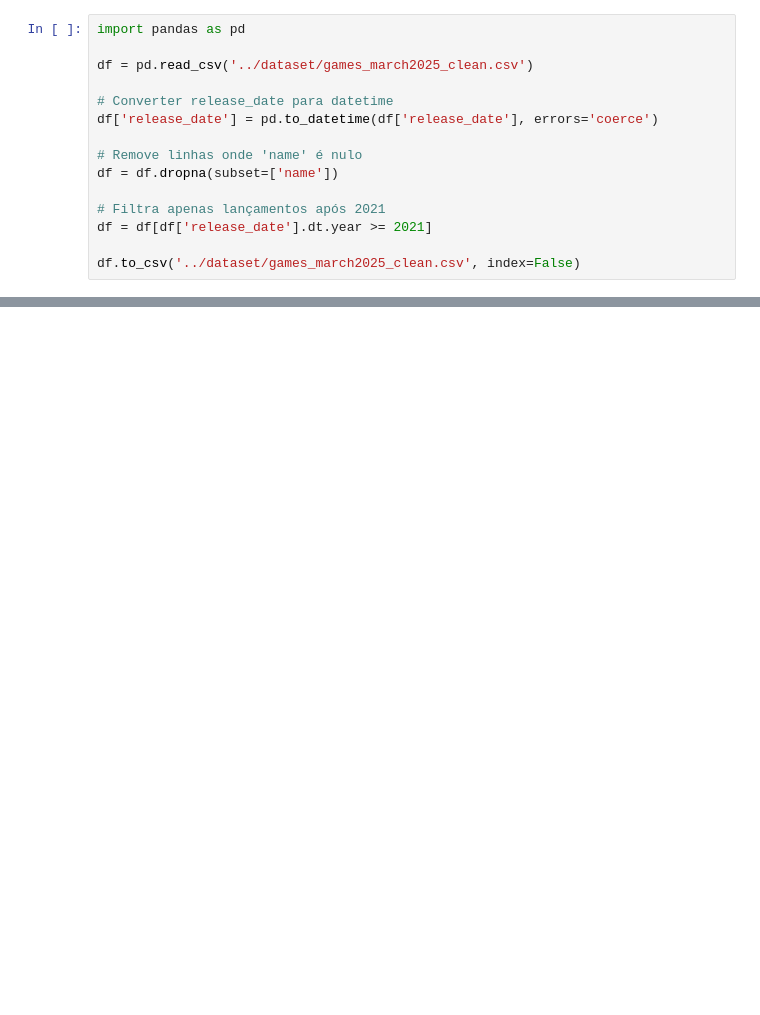
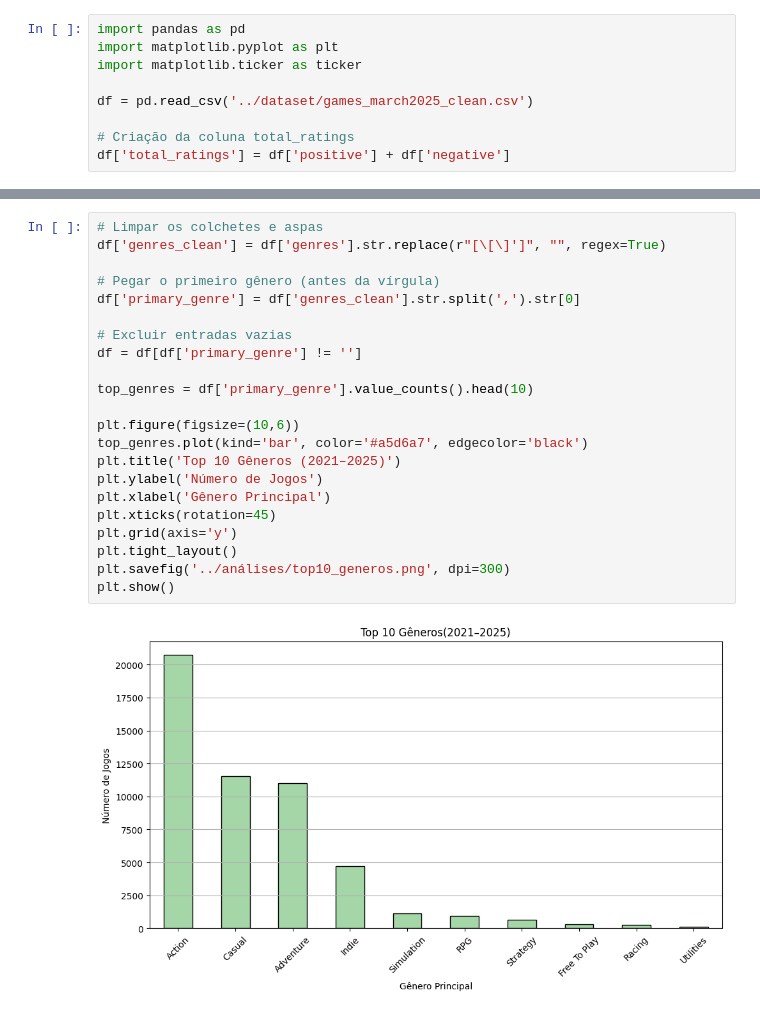
Before and after one commit to luaprata/analise-steam_dataset, a Jupyter notebook: notebooks/analise_steam.ipynb, the cells around one changed output, grey strips where cells are left out. Saved outputs shown, nothing was run; the diff lists cells and outputs as text; blank space fills up the shorter version.

Commit message:
Update: Gráfico top gêneros

```diff
--- a/notebooks/analise_steam.ipynb
+++ b/notebooks/analise_steam.ipynb
@@ -1,16 +1,10 @@
 # %%
 import pandas as pd
+import matplotlib.pyplot as plt
+import matplotlib.ticker as ticker
 
 df = pd.read_csv('../dataset/games_march2025_clean.csv')
 
-# Converter release_date para datetime
-df['release_date'] = pd.to_datetime(df['release_date'], errors='coerce')
-
-# Remove linhas onde 'name' é nulo
-df = df.dropna(subset=['name'])
-
-# Filtra apenas lançamentos após 2021
-df = df[df['release_date'].dt.year >= 2021]
-
-df.to_csv('../dataset/games_march2025_clean.csv', index=False)
+# Criação da coluna total_ratings
+df['total_ratings'] = df['positive'] + df['negative']
 # %%
@@ -54,0 +70,24 @@ dtype: int64
+# %%
+# Limpar os colchetes e aspas
+df['genres_clean'] = df['genres'].str.replace(r"[\[\]']", "", regex=True)
+
+# Pegar o primeiro gênero (antes da vírgula)
+df['primary_genre'] = df['genres_clean'].str.split(',').str[0]
+
+# Excluir entradas vazias
+df = df[df['primary_genre'] != '']
+
+top_genres = df['primary_genre'].value_counts().head(10)
+
+plt.figure(figsize=(10,6))
+top_genres.plot(kind='bar', color='#a5d6a7', edgecolor='black')
+plt.title('Top 10 Gêneros (2021–2025)')
+plt.ylabel('Número de Jogos')
+plt.xlabel('Gênero Principal')
+plt.xticks(rotation=45)
+plt.grid(axis='y')
+plt.tight_layout()
+plt.savefig('../análises/top10_generos.png', dpi=300)
+plt.show()
+# %% [output]
+[figure, added]
```
Also changed, not shown: parts of 2 cells of this notebook, 2 other files.
